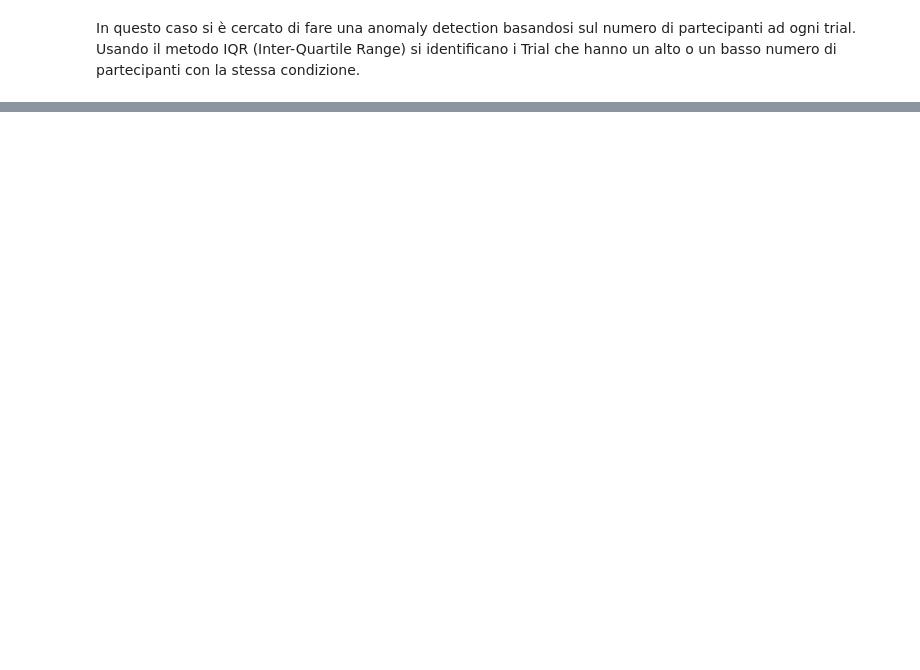
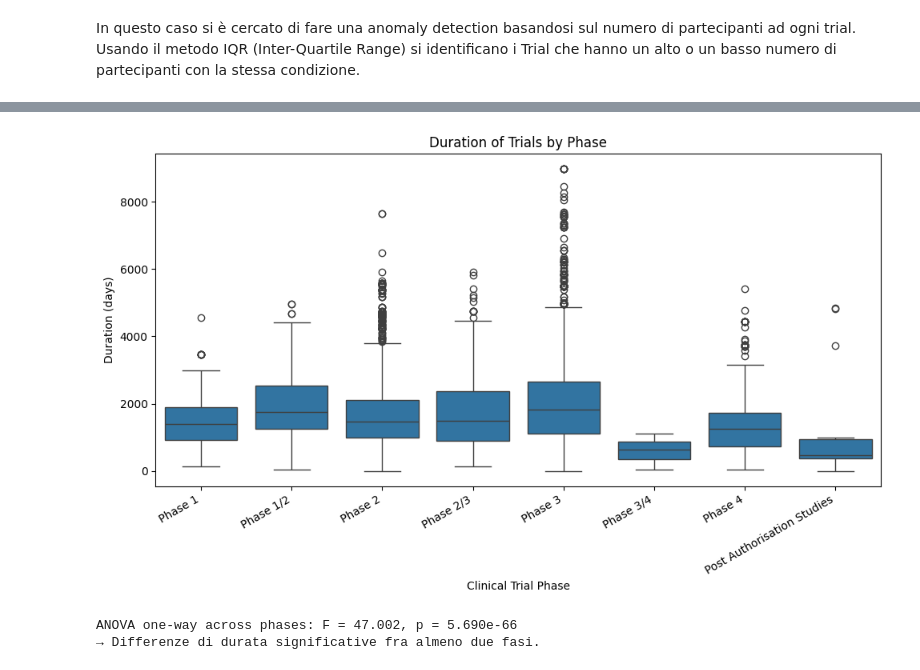
Before and after one commit to Leonard2310/MedAnalytics, a Jupyter notebook: homework.ipynb, the cells around one changed output, grey strips where cells are left out. Saved outputs shown, nothing was run; the diff lists cells and outputs as text; code cells hidden in the pictures; blank space fills up the shorter version.

```diff
--- a/homework.ipynb
+++ b/homework.ipynb
@@ -12,0 +8,16 @@ assert  "3." in sc.version, "Verify that the cluster Spark's version is 3.x"
+# %%
+from pyspark import SparkConf
+from pyspark.context import SparkContext
+
+conf = (
+    SparkConf()
+      # Configurazione per abilitare il Security Manager e risolvere i problemi legati a Java
+      .set("spark.driver.extraJavaOptions",   "-Djava.security.manager=allow")
+)
+
+sc = SparkContext.getOrCreate(conf=conf)
+
+print("Java:", sc._jvm.System.getProperty("java.version"))
+print("Spark:", sc.version)
+
+assert  "3." in sc.version, "Verify that the cluster Spark's version is 3.x"
@@ -391,0 +494,60 @@ only showing top 10 rows
+# %%
+from pyspark.sql.functions import col, to_date, datediff, count, mean, expr
+from scipy.stats import f_oneway
+import matplotlib.pyplot as plt
+import seaborn as sns
+
+# Filtraggio per escludere date nulle e calcolo della durata in giorni
+df_dur = (
+    df_clinical
+    .filter(
+        col("Phase").isNotNull() &
+        col("Start date").isNotNull() &
+        col("End Date").isNotNull()
+    )
+    .withColumn("StartDate", to_date(col("Start date"), "yyyy-MM-dd"))
+    .withColumn("EndDate",   to_date(col("End Date"),   "yyyy-MM-dd"))
+    .withColumn("DurationDays", datediff(col("EndDate"), col("StartDate")))
+    .select("Phase", "DurationDays")
+)
+
+# Conteggio delle fasi presenti nel dataset
+df_dur.groupBy("Phase").agg(count("*").alias("cnt")).orderBy(expr("Phase")).show()
+
+# Ordine delle fasi
+desired_order = [
+    "Phase 1", "Phase 1/2",
+    "Phase 2", "Phase 2/3",
+    "Phase 3", "Phase 3/4",
+    "Phase 4", "Post Authorisation Studies"
+]
+phases_present = [ph for ph in desired_order
+                  if ph in [row.Phase for row in df_dur.select("Phase").distinct().collect()]]
+
+
+pdf_dur = df_dur.toPandas()
+
+# Boxplot
+plt.figure(figsize=(10, 6))
+sns.boxplot(
+    x="Phase",
+    y="DurationDays",
+    data=pdf_dur,
+    order=phases_present
+)
+plt.title("Duration of Trials by Phase")
+plt.xlabel("Clinical Trial Phase")
+plt.ylabel("Duration (days)")
+plt.xticks(rotation=30, ha="right")
+plt.tight_layout()
+plt.show()
+
+# ANOVA
+groups = [g["DurationDays"].values for _, g in pdf_dur.groupby("Phase")]
+f_stat, p_val = f_oneway(*groups)
+print(f"ANOVA one-way across phases: F = {f_stat:.3f}, p = {p_val:.3e}")
+if p_val < 0.05:
+    print("→ Differenze di durata significative fra almeno due fasi.")
+else:
+    print("→ Nessuna differenza significativa di durata fra le fasi.")
+# %% [output]
@@ -391,0 +566,3 @@ only showing top 10 rows
+[figure, added]
+ANOVA one-way across phases: F = 47.002, p = 5.690e-66
+→ Differenze di durata significative fra almeno due fasi.
```
Also changed, not shown: parts of 17 cells of this notebook, 1 other file.
